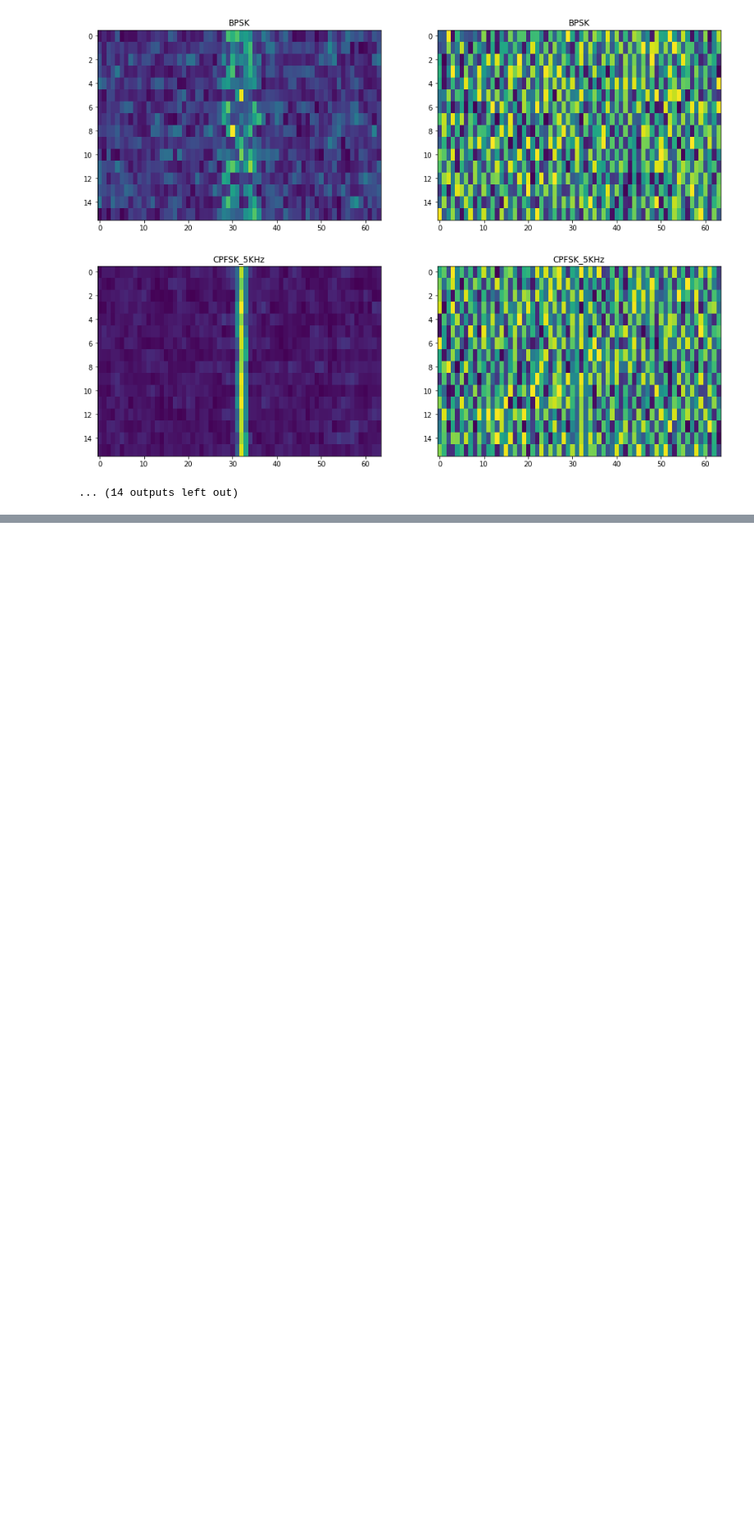
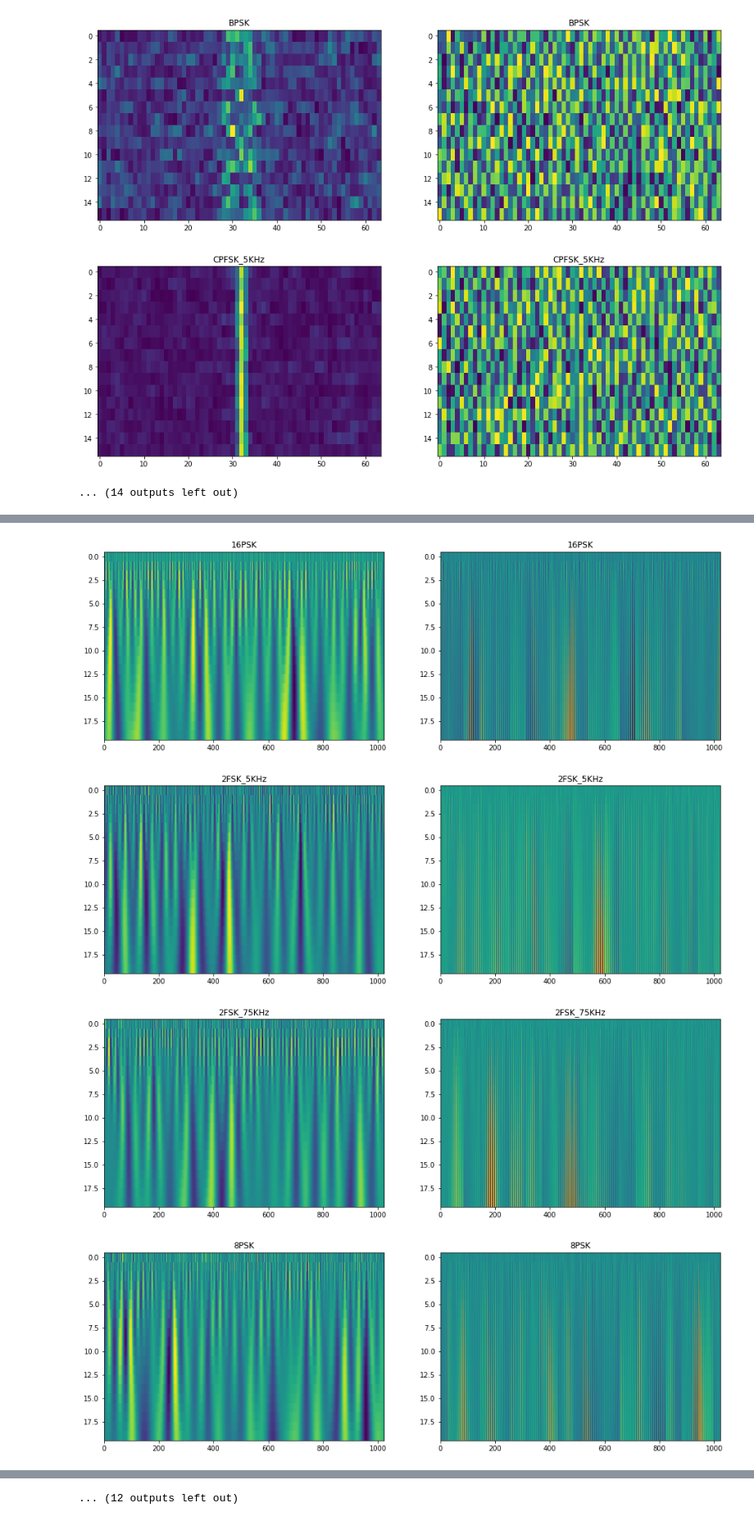
Before and after one commit to yunfanz/army_challenge, a Jupyter notebook: Code Examples and Data Ingest Utilities/scratch2.ipynb, the cells around one changed output, grey strips where cells are left out. Shown at 82% size. Cells and saved outputs as stored; diff of their text form; code cells hidden in the pictures; blank space fills up the shorter version.

```diff
--- a/Code Examples and Data Ingest Utilities/scratch2.ipynb
+++ b/Code Examples and Data Ingest Utilities/scratch2.ipynb
@@ -98,0 +130,34 @@ np.hamming?
+# %%
+from scipy.signal import *
+for modType in data.modTypes[:]:
+    min_SNR = -10
+    max_SNR = 10
+    snr_step = 4
+
+    # get random snr within valid range
+    snrValue = random.randrange(min_SNR, max_SNR, snr_step)
+
+    # get a collection of signals
+    collection_of_instances = data.dataCube[modType, snrValue]
+
+    # get the complex samples for a specific instance within the collection
+    cdata, index = get_complex_samples_for_instance(collection_of_instances)
+
+    widths = np.arange(1, 21)
+    cwtricker = cwt(cdata[0], ricker, widths)
+    cwtdaub = cwt(cdata[0], morlet, widths)
+
+
+    plt.figure(figsize=(16, 5))
+    plt.subplot(121)
+    plt.title(modType)
+    plt.imshow(cwtricker, aspect='auto', interpolation='nearest')
+    plt.subplot(122)
+    plt.title(modType)
+    plt.imshow(cwtdaub,aspect='auto', interpolation='nearest')
+plt.show()
+# %% [output]
+[figure, added]
+[figure, added]
+[figure, added]
+[figure, added]
@@ -98,0 +172 @@ np.hamming?
+... (12 outputs left out)
```
Also changed, not shown: parts of 9 cells of this notebook, 2 other files.
